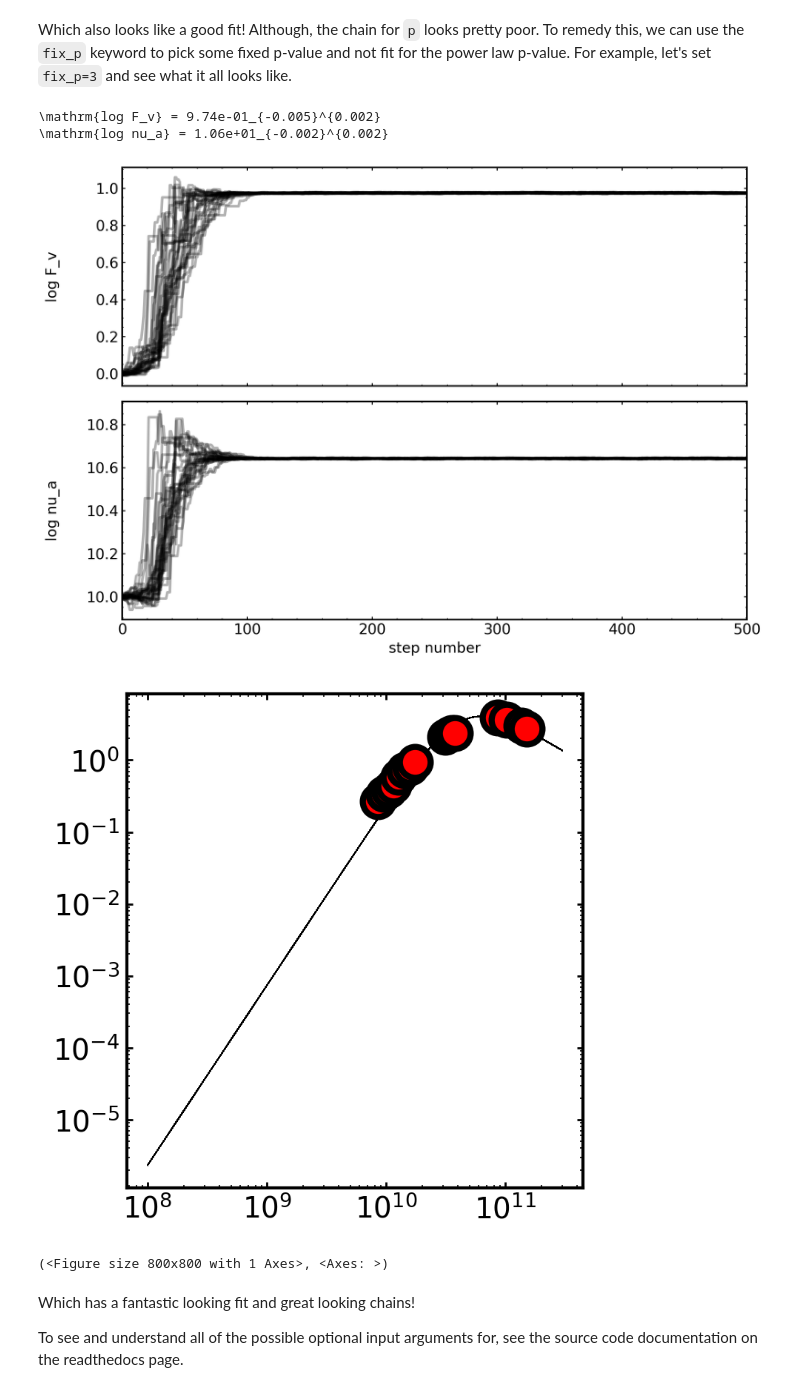
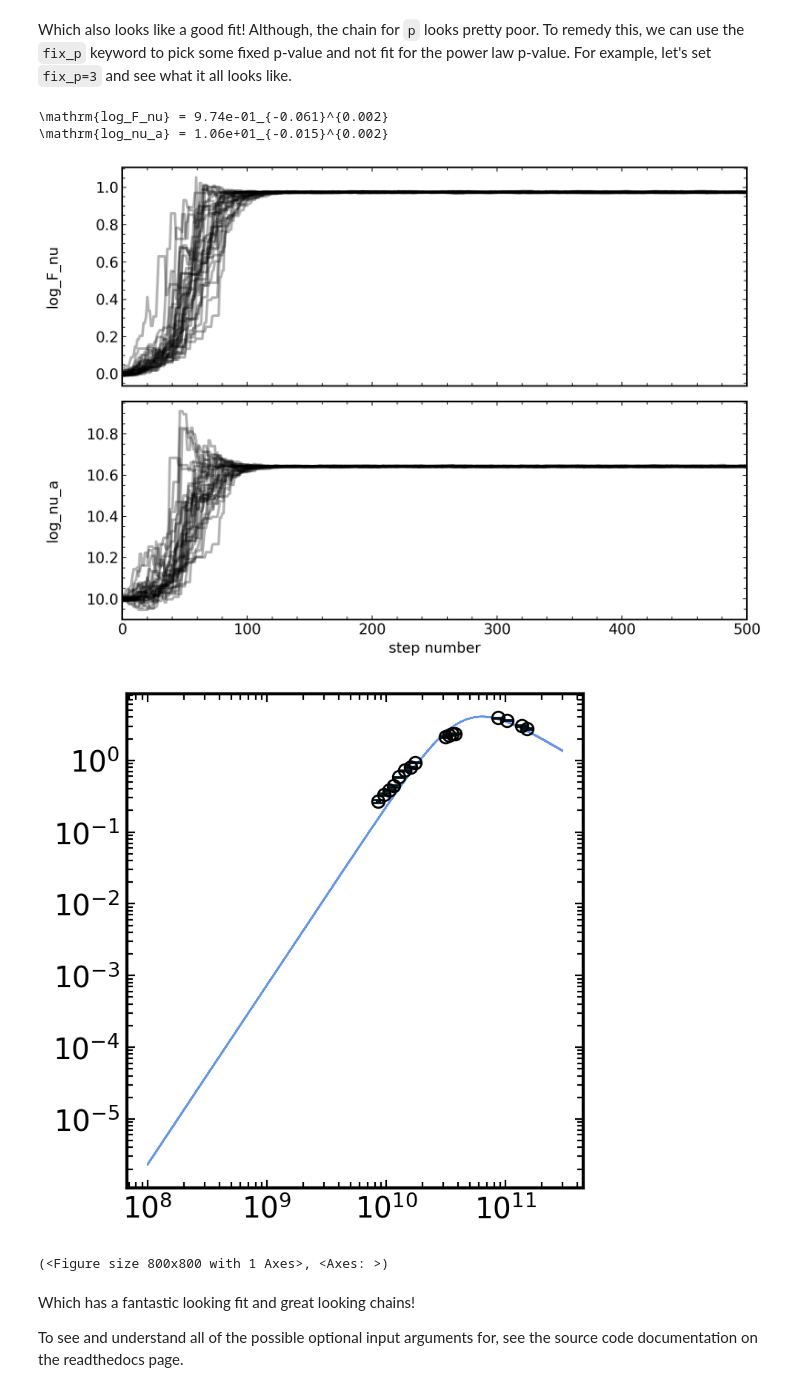
Before and after one commit to alexander-group/syncfit, a Jupyter notebook: docs/tutorials/1_fit_default_models.ipynb, the cells around one changed output. Cells and saved outputs as stored; diff of their text form; code cells hidden in the pictures.

```diff
--- a/docs/tutorials/1_fit_default_models.ipynb
+++ b/docs/tutorials/1_fit_default_models.ipynb
@@ -222,11 +224,11 @@ theta_init_fixp = [
     10, # initial nu_a guess, this is all we need for B5!
 ]
 
-sampler = syncfit.do_emcee(
+model, sampler = syncfit.do_emcee(
     theta_init = theta_init_fixp,
     nu = cmc.nu,
-    F_muJy = cmc.F_nu,
-    F_error = cmc.F_err,
+    F_mJy = cmc.F_nu*1e-3,
+    F_error = cmc.F_err*1e-3,
     model = syncfit.models.B5, # get the model from syncfit
     niter = niter,
     nwalkers = nwalkers,
@@ -234,32 +236,33 @@ sampler = syncfit.do_emcee(
 )
 # %%
 # get the chain labels from the model
-labels = syncfit.models.B5B3.get_labels()
-labels = labels[1:] # want to skip the first label since it is 'p'
+labels = model.get_labels()
+#labels = labels[1:] # want to skip the first label since it is 'p'
 
 constraints = syncfit.analysis.get_bounds(sampler, labels, toprint=True)
 
 syncfit.analysis.plot_chains(sampler, labels)
 
 syncfit.analysis.plot_best_fit(
-    model = syncfit.models.B5,
+    model = model,
     sampler = sampler,
 
     # be careful with units for the data
     # the frequency must be in GHz space
     # and the flux densities must be in mJy space
     nu = cmc.nu*1e9,
     F = cmc.F_nu*1e-3,
+    Ferr = cmc.F_err*1e-3,
 
     # since we fixed p, we also need to give the
     # plot_best_fit function the p-value we used
     p = 3
 )
 # %% [output]
-\mathrm{log F_v} = 9.74e-01_{-0.005}^{0.002}
-\mathrm{log nu_a} = 1.06e+01_{-0.002}^{0.002}
+\mathrm{log_F_nu} = 9.74e-01_{-0.061}^{0.002}
+\mathrm{log_nu_a} = 1.06e+01_{-0.015}^{0.002}
-[figure, old version]
+[figure, new version]
-[figure, old version]
+[figure, new version]
 (<Figure size 800x800 with 1 Axes>, <Axes: >)
 # %% [markdown]
 Which has a fantastic looking fit and great looking chains!
```
Also changed, not shown: parts of 6 cells of this notebook, 2 other files.
